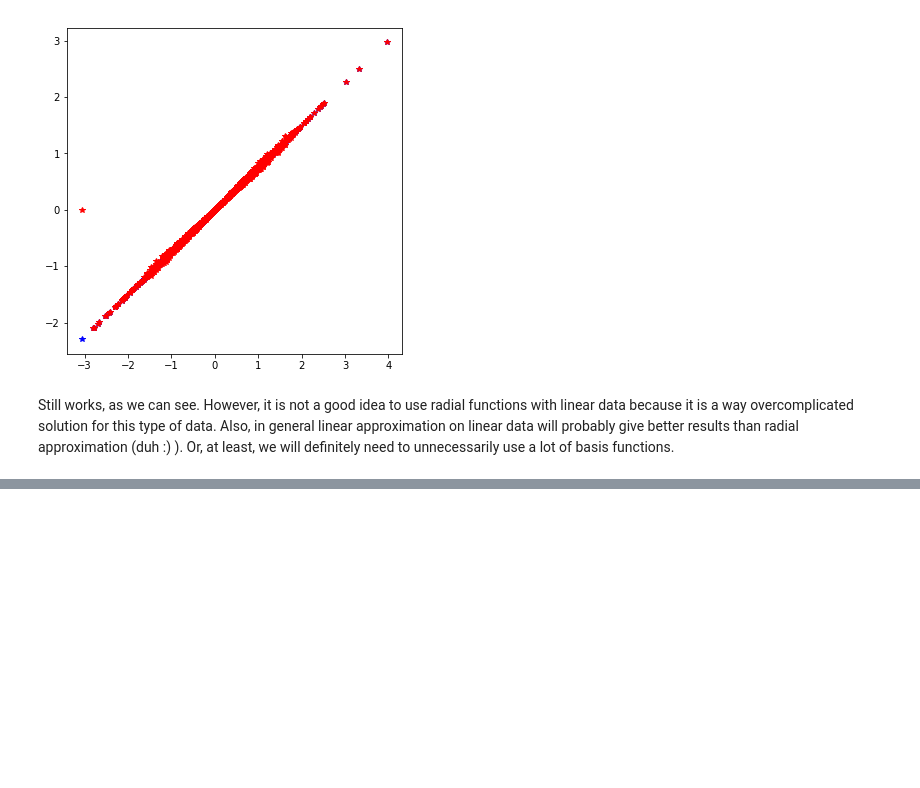
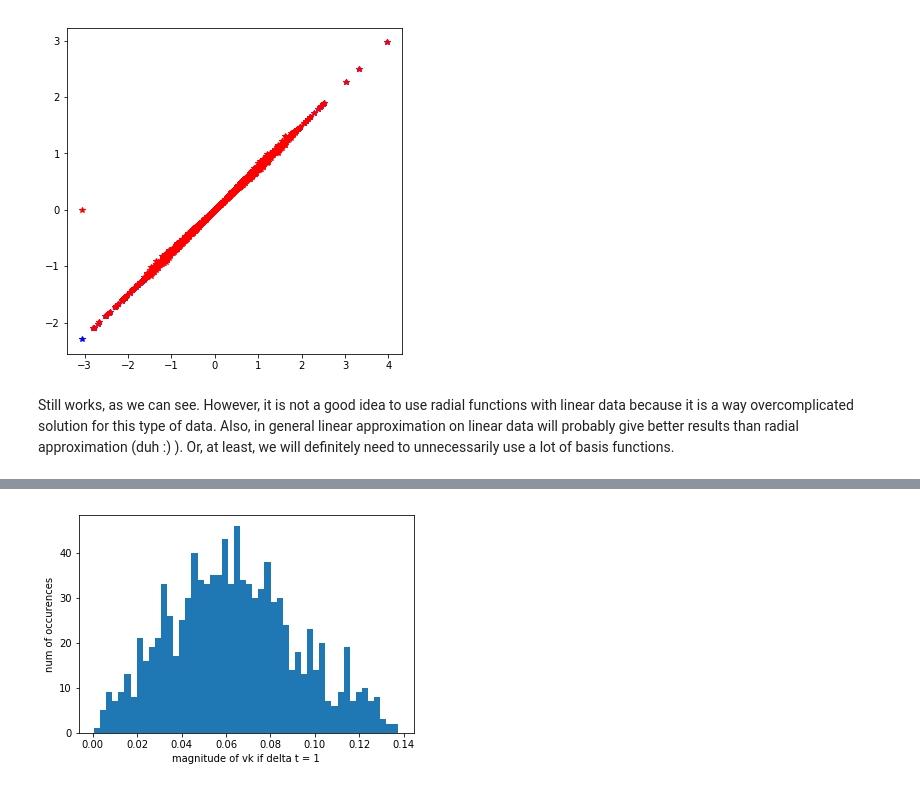
Before and after one commit to esprit1995/mlcrowd, a Jupyter notebook: assignment5/ex5.ipynb, the cells around one changed output, grey strips where cells are left out. Saved outputs shown, nothing was run; the diff lists cells and outputs as text; code cells hidden in the pictures; blank space fills up the shorter version.

```diff
--- a/assignment5/ex5.ipynb
+++ b/assignment5/ex5.ipynb
@@ -308,0 +362,9 @@ Still works, as we can see. However, it is not a good idea to use radial functio
+# %%
+magn = np.sqrt(diff[:, 1]**2 + diff[:,0]**2)
+# %%
+plt.hist(magn, bins=50)
+plt.xlabel("magnitude of vk if delta t = 1")
+plt.ylabel("num of occurences")
+plt.show()
+# %% [output]
+[figure, added]
```
Also changed, not shown: parts of 33 cells of this notebook, 2 other files.
